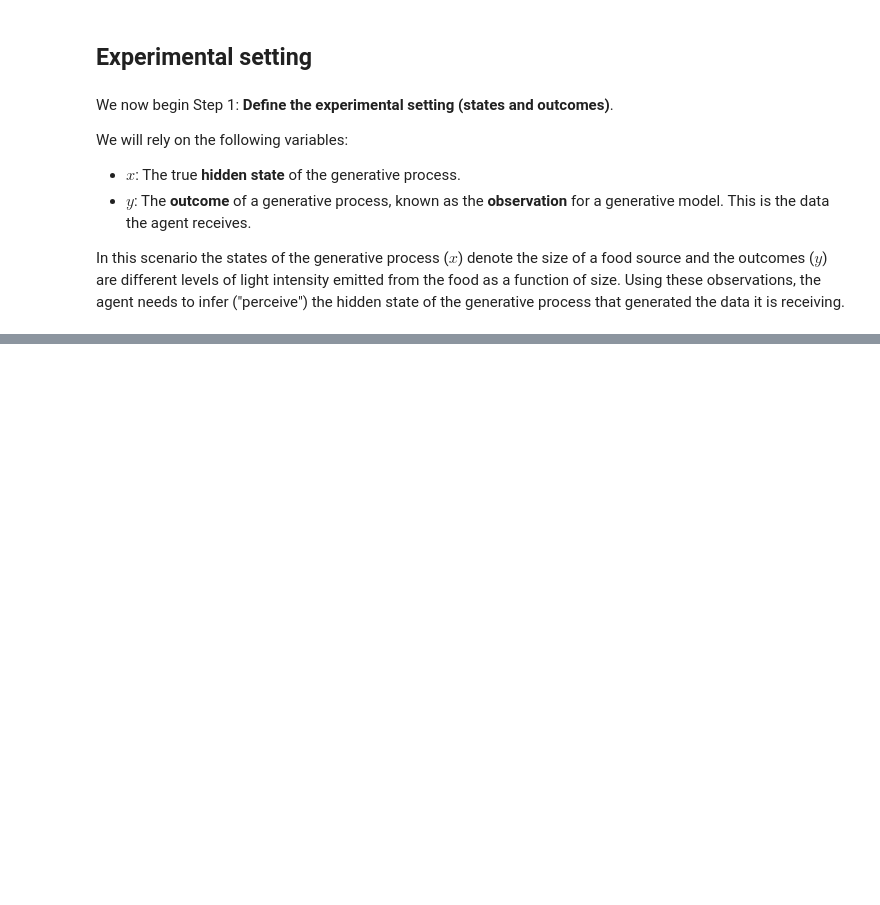
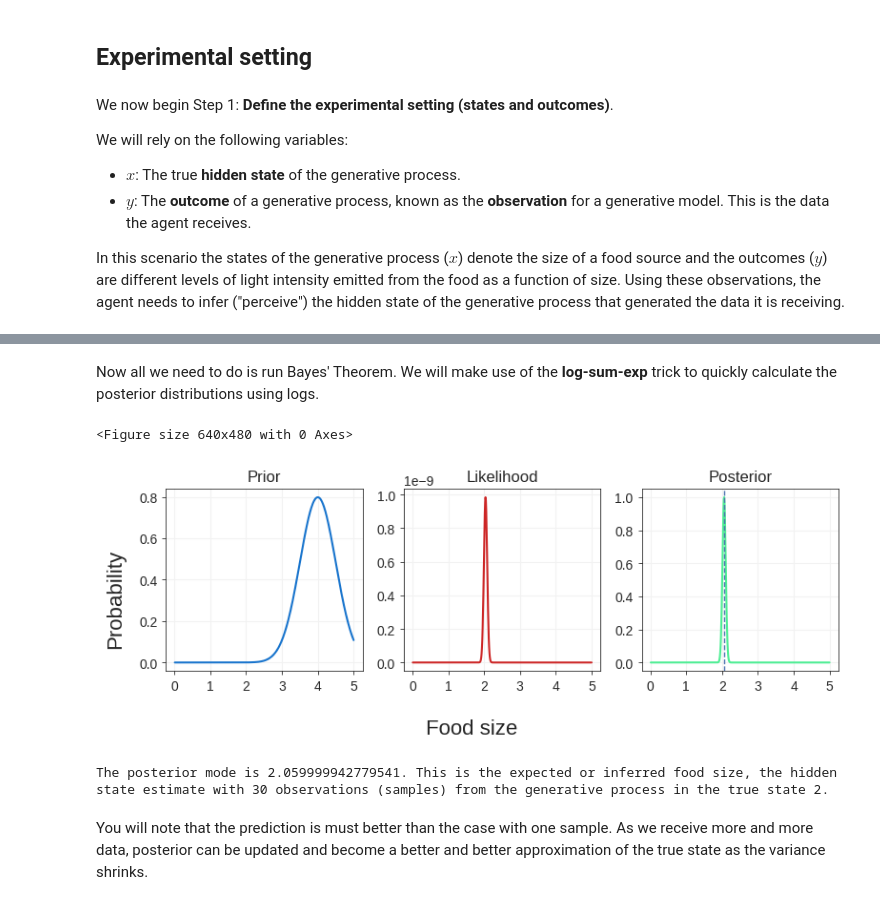
Before and after one commit to snamjoshi/faif-book, a Jupyter notebook: notebooks/ch2/working.ipynb, the cells around one changed output, grey strips where cells are left out. Drawn from its saved outputs; the diff is of its cells as text; code cells hidden in the pictures; blank space fills up the shorter version.

Commit message:
finished multiple samples notebook

```diff
--- a/notebooks/ch2/working.ipynb
+++ b/notebooks/ch2/working.ipynb
@@ -428,0 +136,54 @@ As we can see, with this generative model, with low and high true values of $x$,
+# %% [markdown]
+Now all we need to do is run Bayes' Theorem. We will make use of the **log-sum-exp** trick to quickly calculate the posterior distributions using logs.
+# %%
+# Calculate posterior using log-likelihood/prior
+log_likelihood     = log_likelihood.sum(axis=0)  # Sum over the log-likelihood for all samples
+log_gen_model      = log_likelihood + log_prior
+posterior          = np.exp(log_gen_model - max(log_gen_model))
+# %%
+plt.style.use("seaborn-whitegrid")
+fig = plt.figure()
+fig, axes = plt.subplots(1,3, facecolor=(1,1,1), figsize=(8,3))
+
+# Main plot
+axes[0].plot(x_range.tolist(), np.exp(log_prior), c="#1874cd")        # Prior
+axes[1].plot(x_range.tolist(), np.exp(log_likelihood), c="#cd2626")   # Likelihood
+axes[2].plot(x_range.tolist(), posterior, c="#4eee94")    # Posterior
+
+# Posterior mode and posterior axis
+axes[2].axvline(x=(np.argmax(posterior) + 1) / 100, linestyle="dashed", linewidth=1)
+
+# Titles
+axes[0].set_title("Prior")
+axes[1].set_title("Likelihood")
+axes[2].set_title("Posterior")
+
+# Axis global labels
+fig.supxlabel("Food size", fontsize=16)
+fig.supylabel("Probability", fontsize=16)
+
+# Cosmetic changes and axes ranges
+for ax in axes:
+    ax.xaxis.set_ticks(np.arange(0, 6, 1))
+    ax.axes.grid(which="major", axis="both", c="#f2f2f2")
+    plt.setp(ax.spines.values(), color="black", linewidth=0.5)
+    ax.tick_params(
+        axis='both',
+        which='major',
+        bottom=True,
+        left=True,
+        color="black",
+        width=0.5,
+        length=3)
+
+fig.tight_layout()
+# %% [output]
+<Figure size 640x480 with 0 Axes>
+[figure, added]
+# %%
+mode = (np.argmax(posterior) + 1) / 100
+print(f'The posterior mode is {mode}. This is the expected or inferred food size, the hidden state estimate with 30 observations (samples) from the generative process in the true state {x_true}.')
+# %% [output]
+The posterior mode is 2.059999942779541. This is the expected or inferred food size, the hidden state estimate with 30 observations (samples) from the generative process in the true state 2.
+# %% [markdown]
+You will note that the prediction is must better than the case with one sample. As we receive more and more data, posterior can be updated and become a better and better approximation of the true state as the variance shrinks.
```
Also changed, not shown: parts of 51 cells of this notebook, 6 other files.
